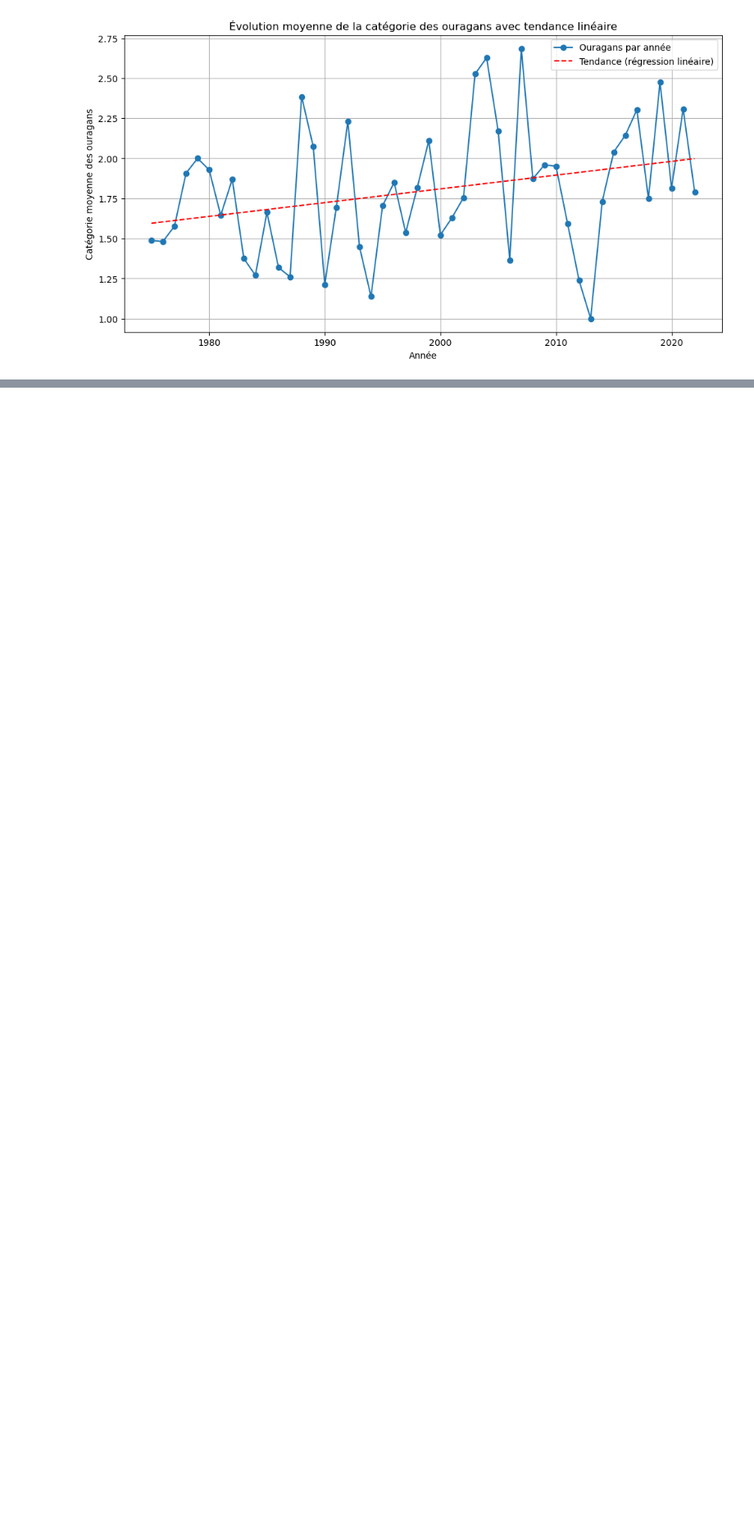
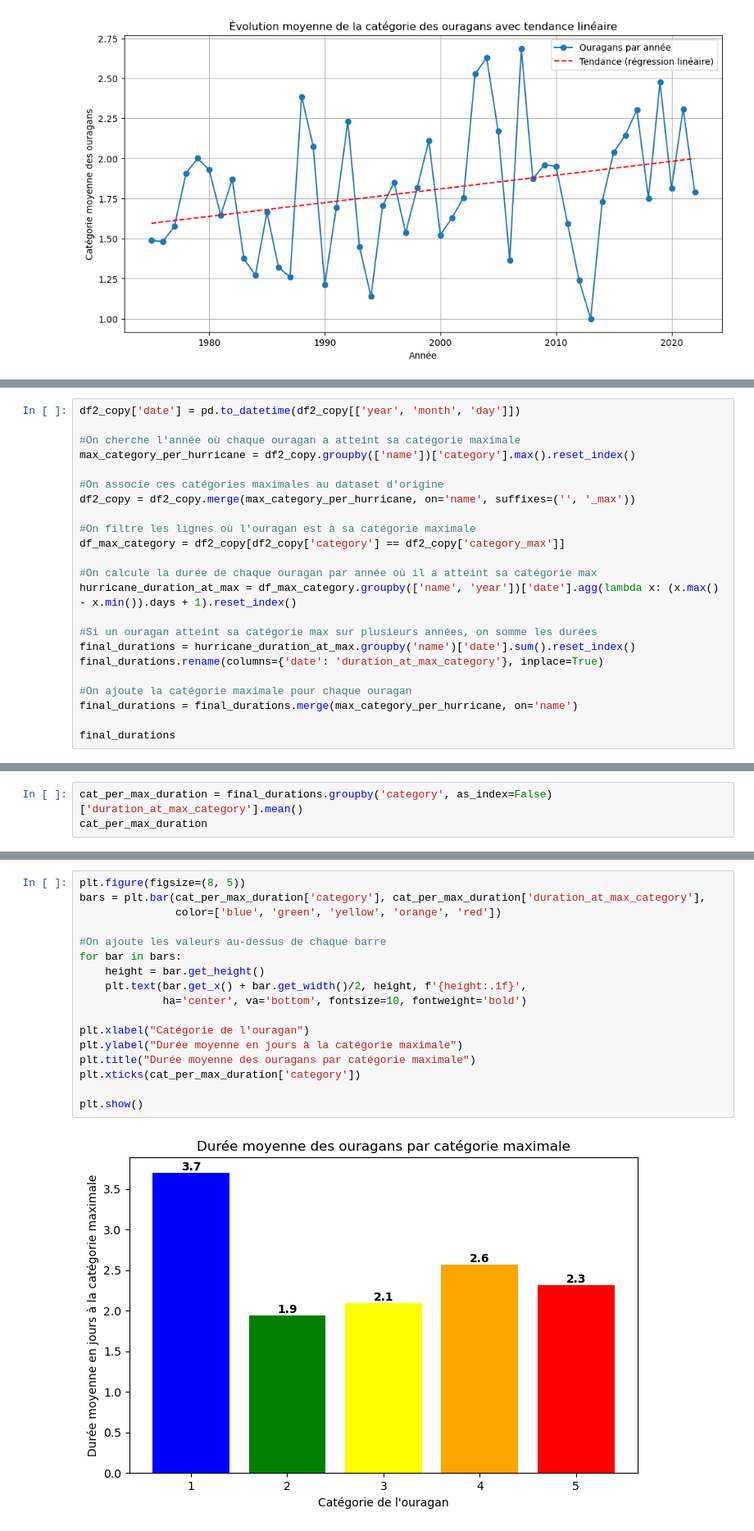
Before and after one commit to andersontess/Projet-Bio-Info, a Jupyter notebook: tess_mitopke_ruffine_kone_2.ipynb, the cells around one changed output, grey strips where cells are left out. Shown at 82% size. Drawn from its saved outputs; the diff is of its cells as text; blank space fills up the shorter version.

```diff
--- a/tess_mitopke_ruffine_kone_2.ipynb
+++ b/tess_mitopke_ruffine_kone_2.ipynb
@@ -754,0 +735,23 @@ exact_duplicates
+# %%
+df2_copy['date'] = pd.to_datetime(df2_copy[['year', 'month', 'day']])
+
+#On cherche l'année où chaque ouragan a atteint sa catégorie maximale
+max_category_per_hurricane = df2_copy.groupby(['name'])['category'].max().reset_index()
+
+#On associe ces catégories maximales au dataset d'origine
+df2_copy = df2_copy.merge(max_category_per_hurricane, on='name', suffixes=('', '_max'))
+
+#On filtre les lignes où l'ouragan est à sa catégorie maximale
+df_max_category = df2_copy[df2_copy['category'] == df2_copy['category_max']]
+
+#On calcule la durée de chaque ouragan par année où il a atteint sa catégorie max
+hurricane_duration_at_max = df_max_category.groupby(['name', 'year'])['date'].agg(lambda x: (x.max() - x.min()).days + 1).reset_index()
+
+#Si un ouragan atteint sa catégorie max sur plusieurs années, on somme les durées
+final_durations = hurricane_duration_at_max.groupby('name')['date'].sum().reset_index()
+final_durations.rename(columns={'date': 'duration_at_max_category'}, inplace=True)
+
+#On ajoute la catégorie maximale pour chaque ouragan
+final_durations = final_durations.merge(max_category_per_hurricane, on='name')
+
+final_durations
@@ -754,0 +772,3 @@ exact_duplicates
+# %%
+cat_per_max_duration = final_durations.groupby('category', as_index=False)['duration_at_max_category'].mean()
+cat_per_max_duration
@@ -754,0 +782,19 @@ exact_duplicates
+# %%
+plt.figure(figsize=(8, 5))
+bars = plt.bar(cat_per_max_duration['category'], cat_per_max_duration['duration_at_max_category'],
+               color=['blue', 'green', 'yellow', 'orange', 'red'])
+
+#On ajoute les valeurs au-dessus de chaque barre
+for bar in bars:
+    height = bar.get_height()
+    plt.text(bar.get_x() + bar.get_width()/2, height, f'{height:.1f}',
+             ha='center', va='bottom', fontsize=10, fontweight='bold')
+
+plt.xlabel("Catégorie de l'ouragan")
+plt.ylabel("Durée moyenne en jours à la catégorie maximale")
+plt.title("Durée moyenne des ouragans par catégorie maximale")
+plt.xticks(cat_per_max_duration['category'])
+
+plt.show()
+# %% [output]
+[figure, added]
```
Also changed, not shown: parts of 85 cells of this notebook.
